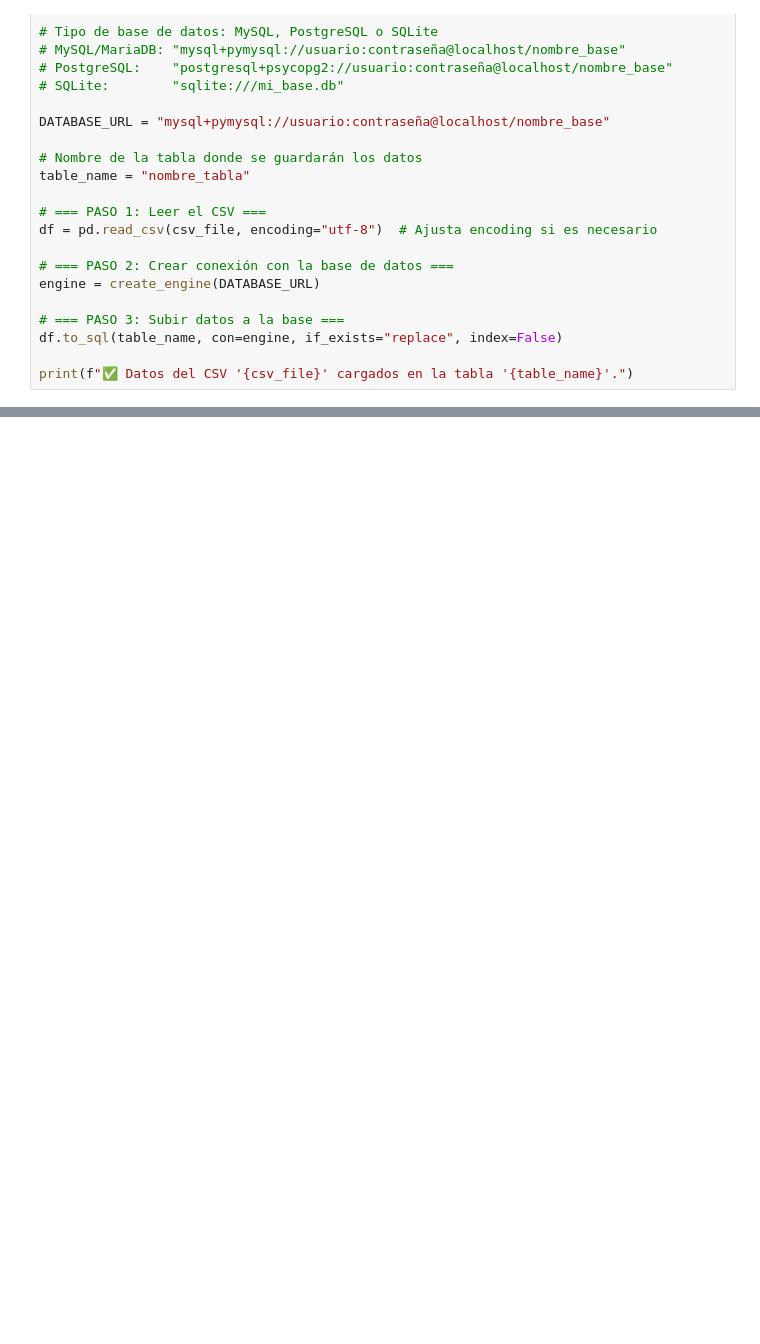
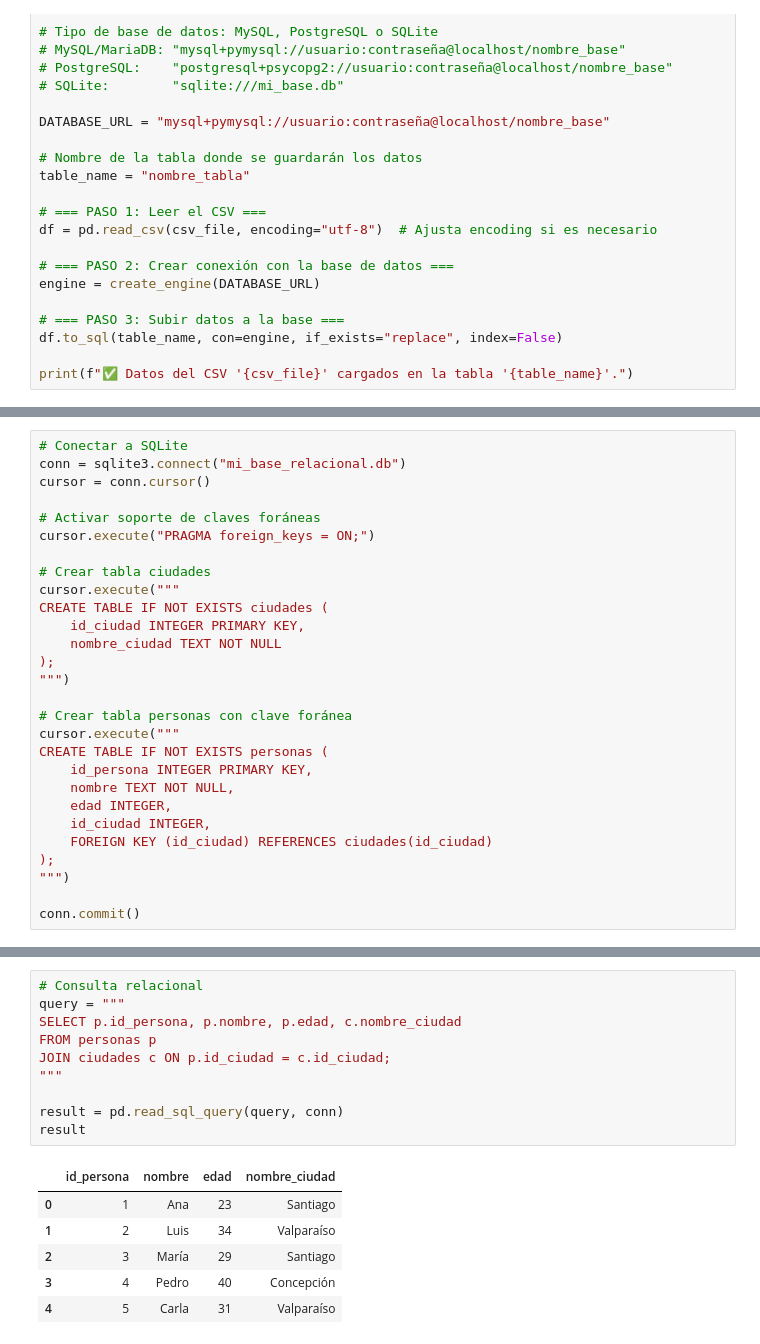
Before and after one commit to BenjaminGMC/sic_ai_2025_jun, a Jupyter notebook: 04pln/clase_32.ipynb, the cells around one changed output, grey strips where cells are left out. Cells and saved outputs as stored; diff of their text form; blank space fills up the shorter version.

```diff
--- a/04pln/clase_32.ipynb
+++ b/04pln/clase_32.ipynb
@@ -250,0 +457,28 @@ print(f"✅ Datos del CSV '{csv_file}' cargados en la tabla '{table_name}'.")
+# %%
+# Conectar a SQLite
+conn = sqlite3.connect("mi_base_relacional.db")
+cursor = conn.cursor()
+
+# Activar soporte de claves foráneas
+cursor.execute("PRAGMA foreign_keys = ON;")
+
+# Crear tabla ciudades
+cursor.execute("""
+CREATE TABLE IF NOT EXISTS ciudades (
+    id_ciudad INTEGER PRIMARY KEY,
+    nombre_ciudad TEXT NOT NULL
+);
+""")
+
+# Crear tabla personas con clave foránea
+cursor.execute("""
+CREATE TABLE IF NOT EXISTS personas (
+    id_persona INTEGER PRIMARY KEY,
+    nombre TEXT NOT NULL,
+    edad INTEGER,
+    id_ciudad INTEGER,
+    FOREIGN KEY (id_ciudad) REFERENCES ciudades(id_ciudad)
+);
+""")
+
+conn.commit()
@@ -250,0 +499,17 @@ print(f"✅ Datos del CSV '{csv_file}' cargados en la tabla '{table_name}'.")
+# %%
+# Consulta relacional
+query = """
+SELECT p.id_persona, p.nombre, p.edad, c.nombre_ciudad
+FROM personas p
+JOIN ciudades c ON p.id_ciudad = c.id_ciudad;
+"""
+
+result = pd.read_sql_query(query, conn)
+result
+# %% [output]
+|  | id_persona | nombre | edad | nombre_ciudad |
+| 0 | 1 | Ana | 23 | Santiago |
+| 1 | 2 | Luis | 34 | Valparaíso |
+| 2 | 3 | María | 29 | Santiago |
+| 3 | 4 | Pedro | 40 | Concepción |
+| 4 | 5 | Carla | 31 | Valparaíso |
```
Also changed, not shown: parts of 5 cells of this notebook.
